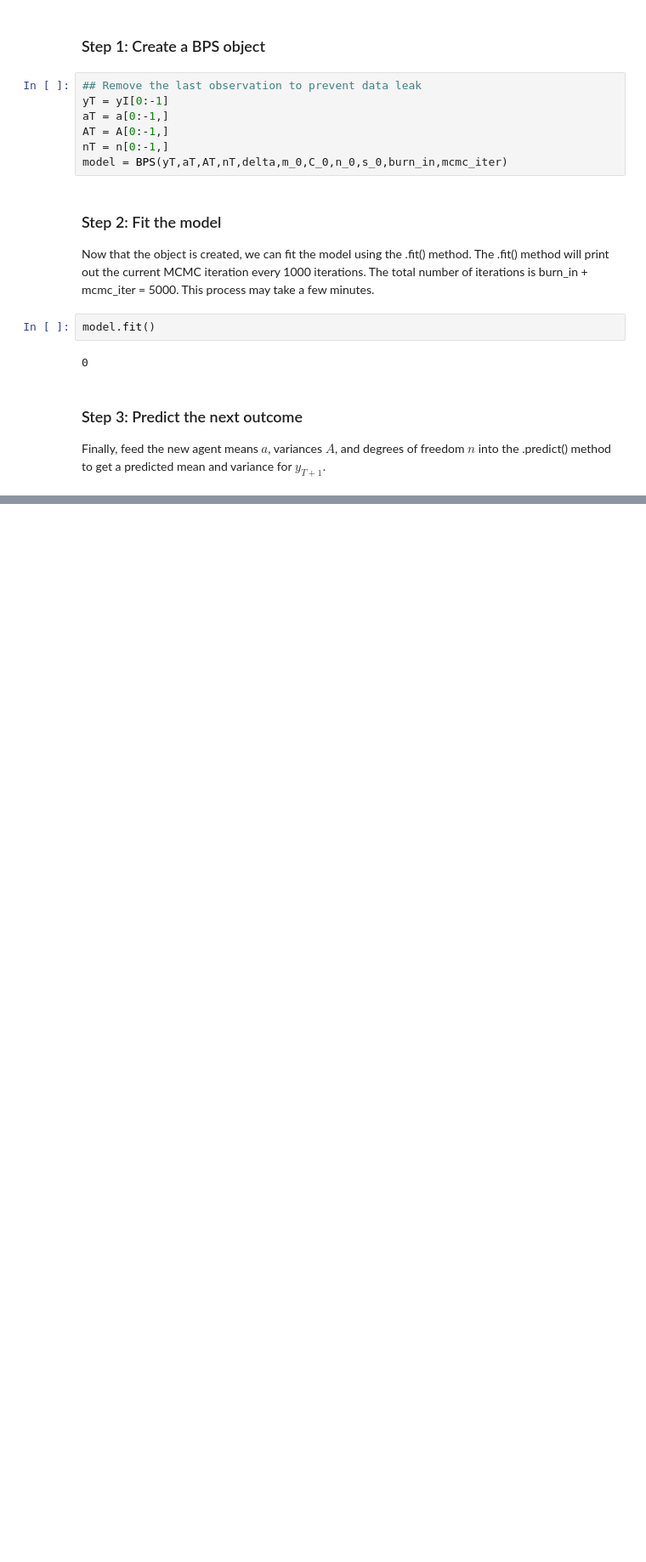
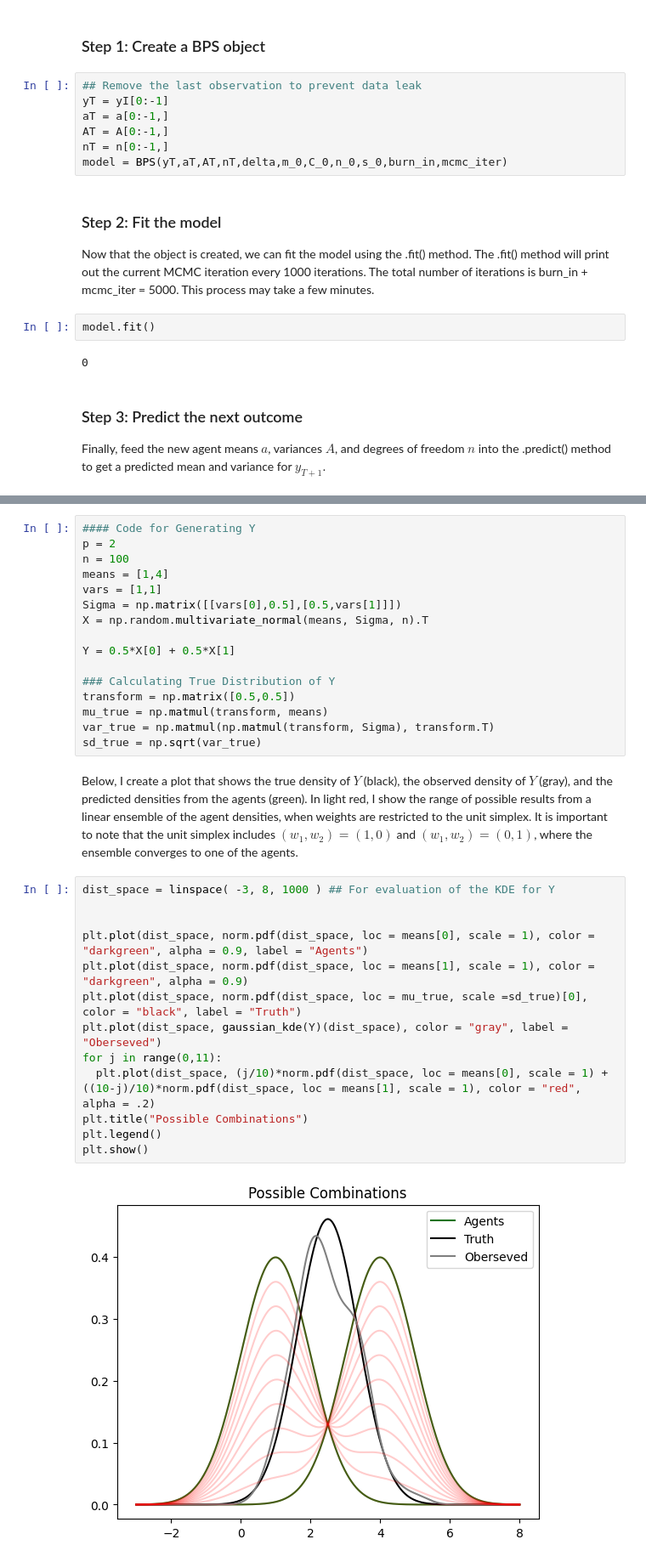
Before and after one commit to josephrilling/dynbps, a Jupyter notebook: nbs/index.ipynb, the cells around one changed output, grey strips where cells are left out. Shown: that part at 85% size. Cells and saved outputs as stored; diff of their text form; blank space fills up the shorter version.

```diff
--- a/nbs/index.ipynb
+++ b/nbs/index.ipynb
@@ -101,0 +128,33 @@ print(predicted_variance)
+# %%
+#### Code for Generating Y
+p = 2
+n = 100
+means = [1,4]
+vars = [1,1]
+Sigma = np.matrix([[vars[0],0.5],[0.5,vars[1]]])
+X = np.random.multivariate_normal(means, Sigma, n).T
+
+Y = 0.5*X[0] + 0.5*X[1]
+
+### Calculating True Distribution of Y
+transform = np.matrix([0.5,0.5])
+mu_true = np.matmul(transform, means)
+var_true = np.matmul(np.matmul(transform, Sigma), transform.T)
+sd_true = np.sqrt(var_true)
+# %% [markdown]
+Below, I create a plot that shows the true density of $Y$ (black), the observed density of $Y$ (gray), and the predicted densities from the agents (green). In light red, I show the range of possible results from a linear ensemble of the agent densities, when weights are restricted to the unit simplex. It is important to note that the unit simplex includes $(w_1, w_2) = (1,0)$ and $(w_1, w_2)= (0,1)$, where the ensemble converges to one of the agents.
+# %%
+dist_space = linspace( -3, 8, 1000 ) ## For evaluation of the KDE for Y
+
+
+plt.plot(dist_space, norm.pdf(dist_space, loc = means[0], scale = 1), color = "darkgreen", alpha = 0.9, label = "Agents")
+plt.plot(dist_space, norm.pdf(dist_space, loc = means[1], scale = 1), color = "darkgreen", alpha = 0.9)
+plt.plot(dist_space, norm.pdf(dist_space, loc = mu_true, scale =sd_true)[0], color = "black", label = "Truth")
+plt.plot(dist_space, gaussian_kde(Y)(dist_space), color = "gray", label = "Oberseved")
+for j in range(0,11):
+  plt.plot(dist_space, (j/10)*norm.pdf(dist_space, loc = means[0], scale = 1) + ((10-j)/10)*norm.pdf(dist_space, loc = means[1], scale = 1), color = "red", alpha = .2)
+plt.title("Possible Combinations")
+plt.legend()
+plt.show()
+# %% [output]
+[figure, added]
```
Also changed, not shown: parts of 8 cells of this notebook, 7 other files.
